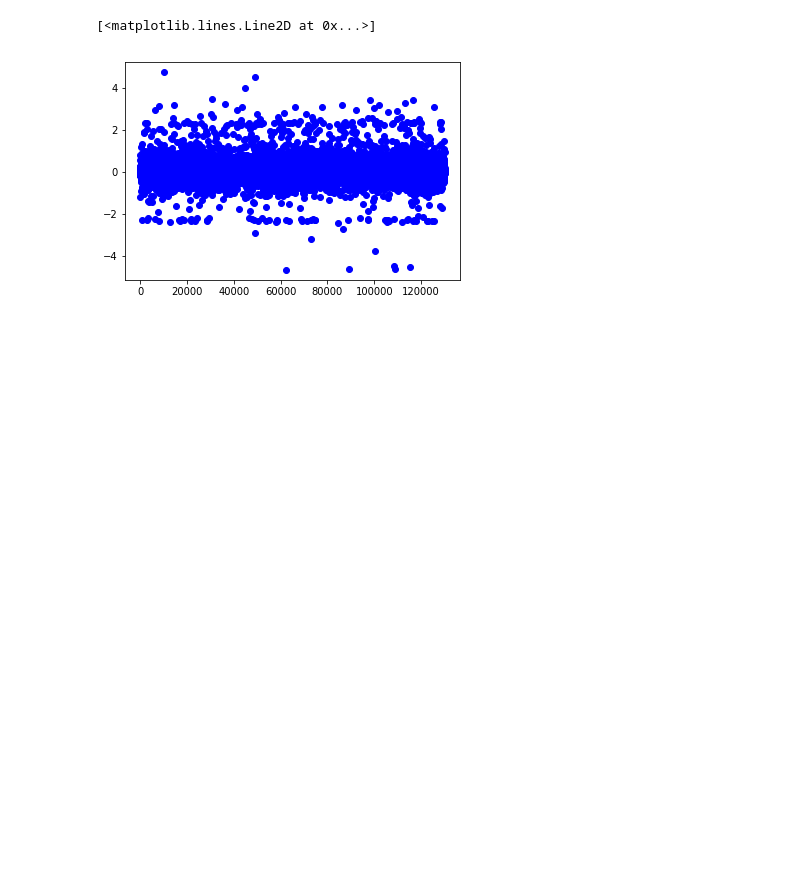
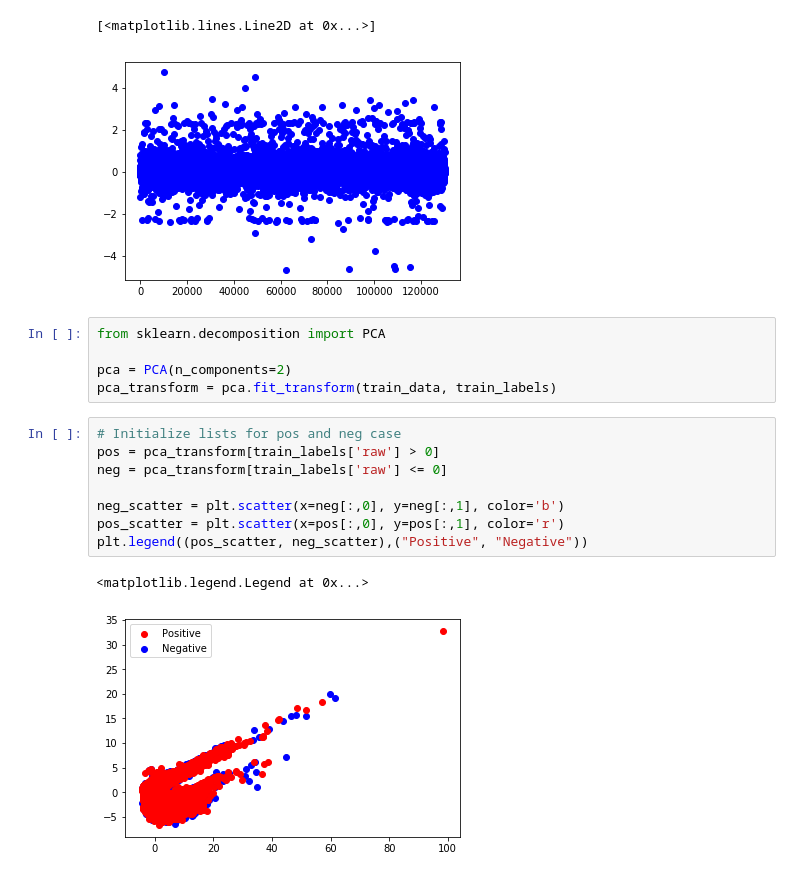
Before and after one commit to sfswift/w207_swift_larance, a Jupyter notebook: Project Notebooks/Label EDA.ipynb, the cells around one changed output. Saved outputs shown, nothing was run; the diff lists cells and outputs as text; blank space fills up the shorter version.

Commit message:
PCA in Label EDA

```diff
--- a/Project Notebooks/Label EDA.ipynb
+++ b/Project Notebooks/Label EDA.ipynb
@@ -68,3 +68,19 @@ plt.plot(np_train, 'bo')
 # %% [output]
 [<matplotlib.lines.Line2D at 0x...>]
 [figure]
+# %%
+from sklearn.decomposition import PCA
+
+pca = PCA(n_components=2)
+pca_transform = pca.fit_transform(train_data, train_labels)
+# %%
+# Initialize lists for pos and neg case
+pos = pca_transform[train_labels['raw'] > 0]
+neg = pca_transform[train_labels['raw'] <= 0]
+
+neg_scatter = plt.scatter(x=neg[:,0], y=neg[:,1], color='b')
+pos_scatter = plt.scatter(x=pos[:,0], y=pos[:,1], color='r')
+plt.legend((pos_scatter, neg_scatter),("Positive", "Negative"))
+# %% [output]
+<matplotlib.legend.Legend at 0x...>
+[figure, added]
```
